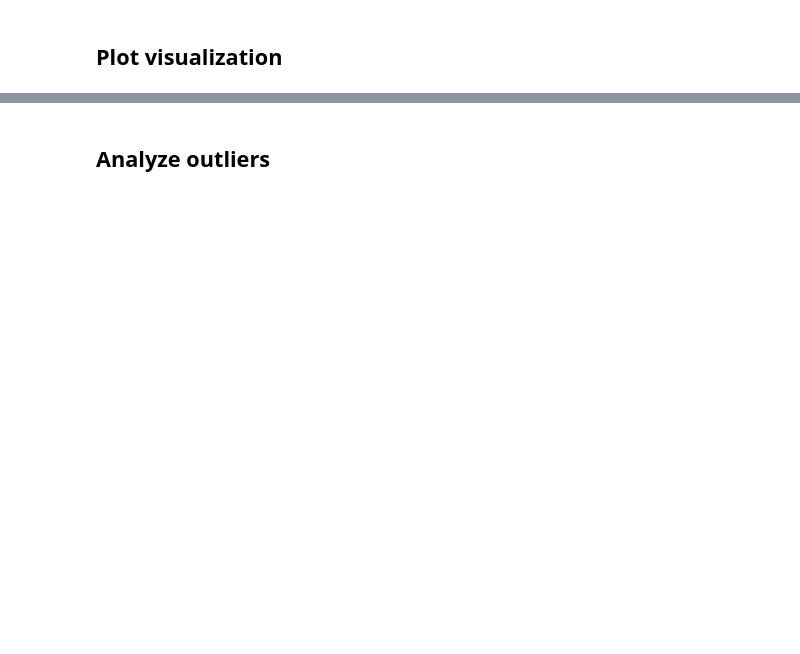
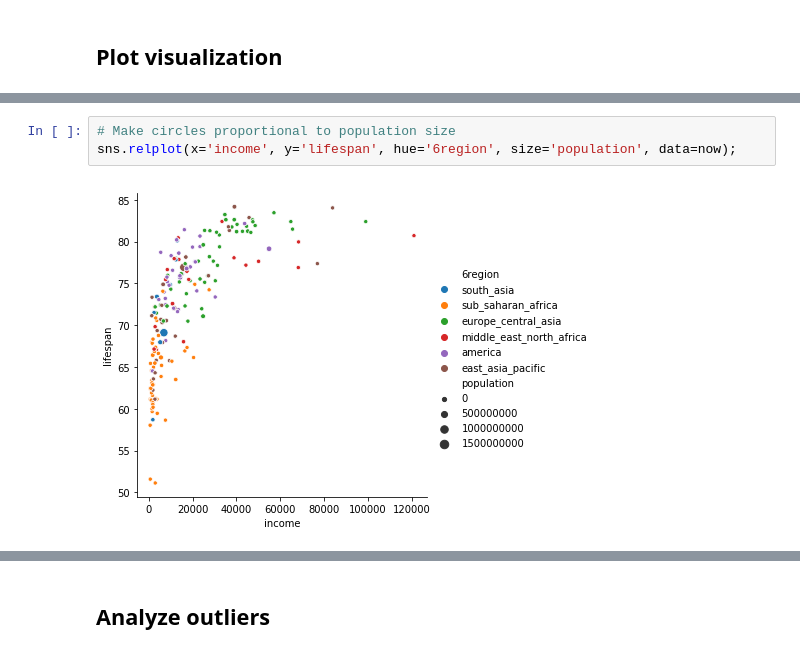
Before and after one commit to bloominstituteoftechnology/DS-Unit-1-Sprint-2-Data-Wrangling-and-Storytelling, a Jupyter notebook: module4-sequence-your-narrative/LS_DS_124_Sequence_your_narrative.ipynb, the cells around one changed output, grey strips where cells are left out. Cells and saved outputs as stored; diff of their text form; blank space fills up the shorter version.

```diff
--- a/module4-sequence-your-narrative/LS_DS_124_Sequence_your_narrative.ipynb
+++ b/module4-sequence-your-narrative/LS_DS_124_Sequence_your_narrative.ipynb
@@ -103,0 +528,5 @@ https://github.com/pandas-dev/pandas/blob/master/doc/cheatsheet/Pandas_Cheat_She
+# %%
+# Make circles proportional to population size
+sns.relplot(x='income', y='lifespan', hue='6region', size='population', data=now);
+# %% [output]
+[figure, added]
```
Also changed, not shown: parts of 83 cells of this notebook.
